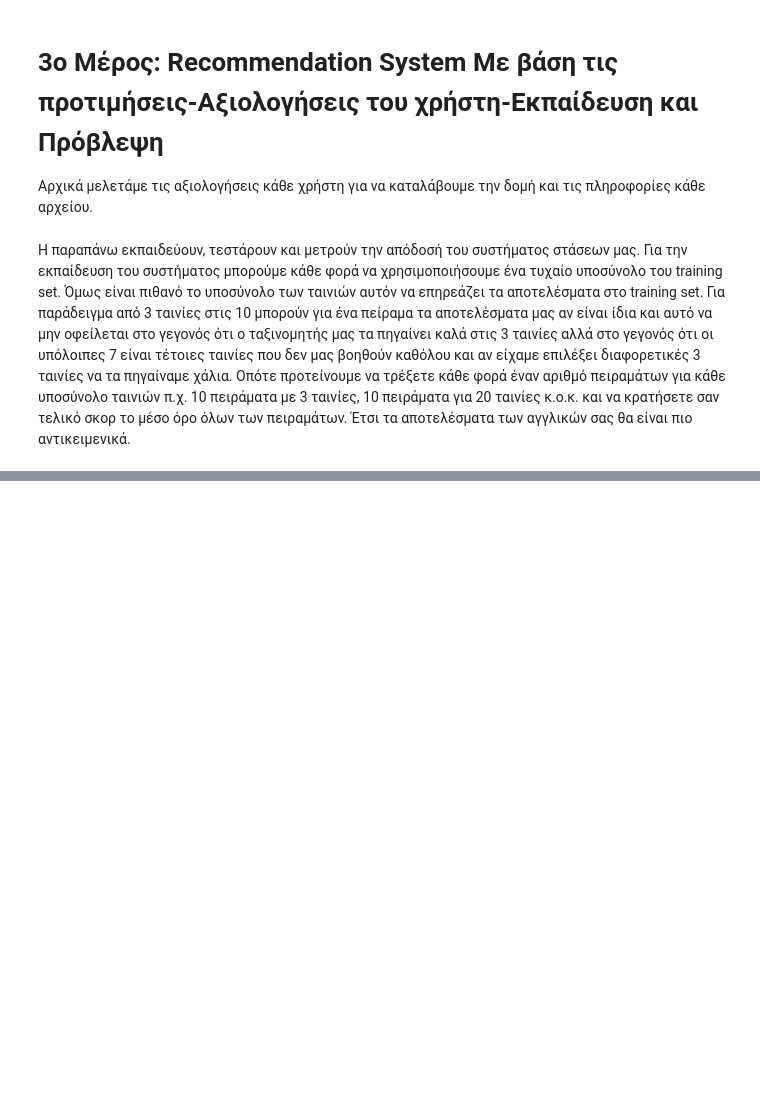
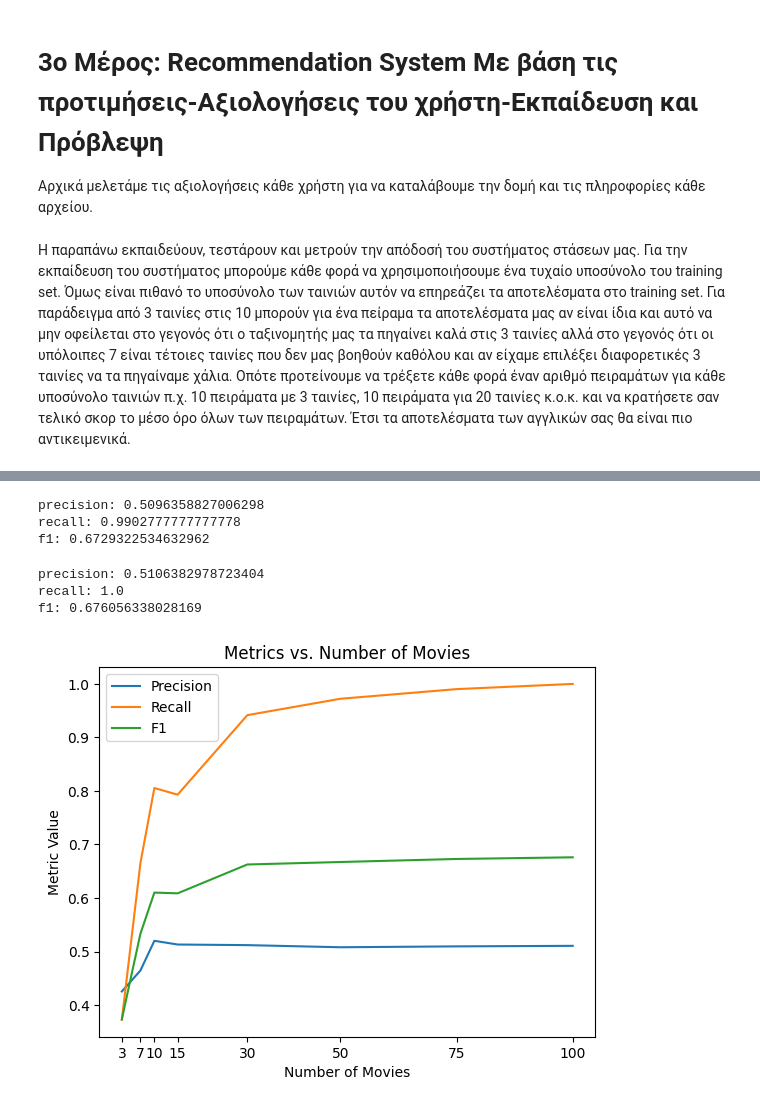
Before and after one commit to tsimiho/ArtificialIntelligence_Ex2, a Jupyter notebook: 2ο Θέμα.ipynb, the cells around one changed output, grey strips where cells are left out. Saved outputs shown, nothing was run; the diff lists cells and outputs as text; code cells hidden in the pictures; blank space fills up the shorter version.

```diff
--- a/2ο Θέμα.ipynb
+++ b/2ο Θέμα.ipynb
@@ -446,4 +480,5 @@ for i in range (10):
 
 for metric in metrics[0].keys():
     print (f"{metric}: {np.mean([m[metric] for m in metrics])}")
+    metrics_dict[metric].append(np.mean([m[metric] for m in metrics]))
 # %% [output]
@@ -459,4 +508,5 @@ for i in range (10):
 
 for metric in metrics[0].keys():
     print (f"{metric}: {np.mean([m[metric] for m in metrics])}")
+    metrics_dict[metric].append(np.mean([m[metric] for m in metrics]))
 # %% [output]
@@ -515,0 +530,45 @@ f1: 0.676056338028169
+# %%
+metrics = []
+for i in range (10):
+    movie_score = train_recommender(train_ratings, rating_weights, score_weights, 75)
+    real, pred = predict_example(test_ratings, movie_score)
+    metrics.append(get_metrics(real, pred))
+
+for metric in metrics[0].keys():
+    print (f"{metric}: {np.mean([m[metric] for m in metrics])}")
+    metrics_dict[metric].append(np.mean([m[metric] for m in metrics]))
+# %% [output]
+precision: 0.5096358827006298
+recall: 0.9902777777777778
+f1: 0.6729322534632962
+# %%
+metrics = []
+for i in range (10):
+    movie_score = train_recommender(train_ratings, rating_weights, score_weights, -1)
+    real, pred = predict_example(test_ratings, movie_score)
+    metrics.append(get_metrics(real, pred))
+
+for metric in metrics[0].keys():
+    print (f"{metric}: {np.mean([m[metric] for m in metrics])}")
+    metrics_dict[metric].append(np.mean([m[metric] for m in metrics]))
+# %% [output]
+precision: 0.5106382978723404
+recall: 1.0
+f1: 0.676056338028169
+# %%
+import matplotlib.pyplot as plt
+
+list = [3, 7, 10, 15, 30, 50, 75, 100]
+plt.plot(list, metrics_dict['precision'], label='Precision')
+plt.plot(list, metrics_dict['recall'], label='Recall')
+plt.plot(list, metrics_dict['f1'], label='F1')
+
+plt.xlabel('Number of Movies')
+plt.ylabel('Metric Value')
+plt.title('Metrics vs. Number of Movies')
+plt.xticks(list, list)
+
+plt.legend()
+plt.show()
+# %% [output]
+[figure, added]
```
Also changed, not shown: parts of 8 cells of this notebook.
